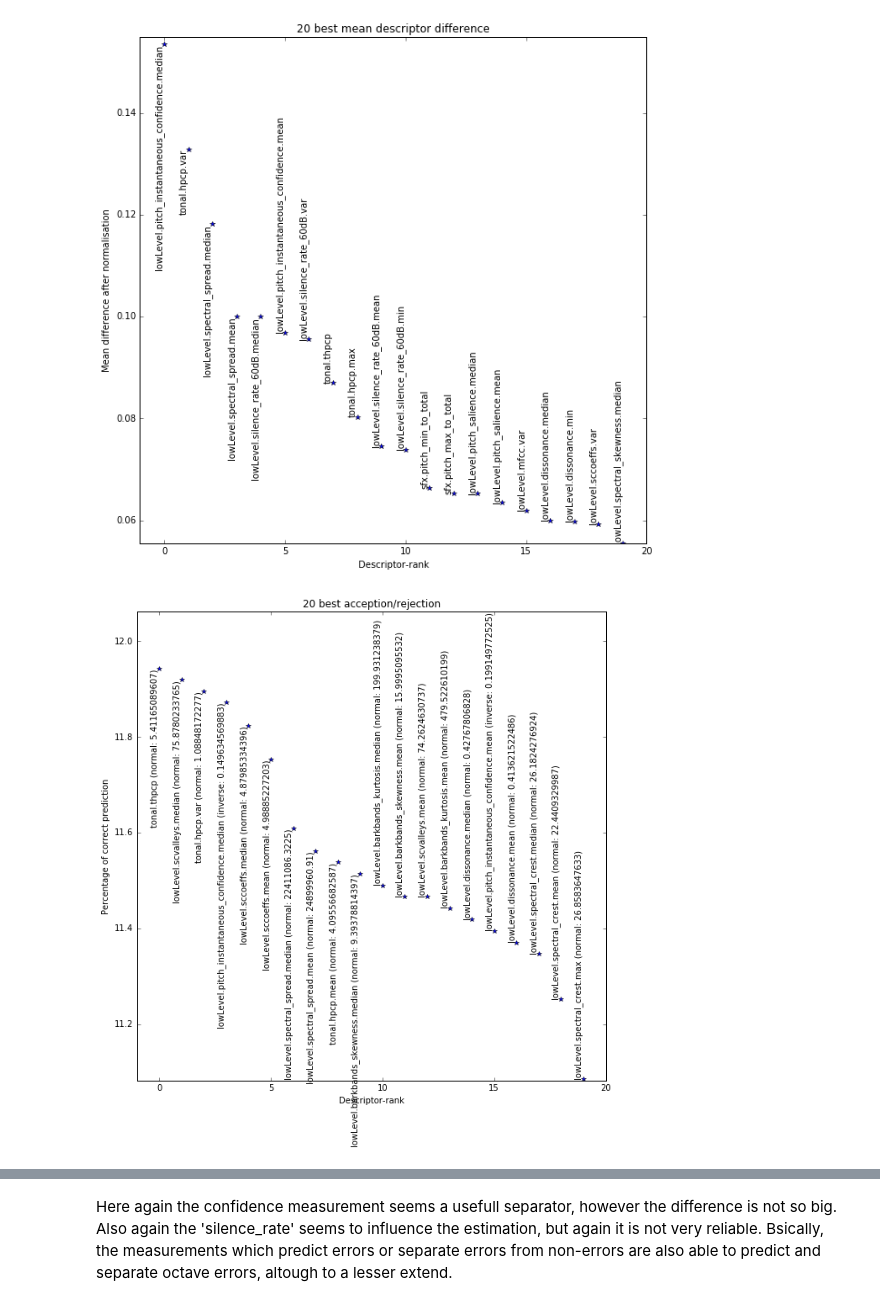
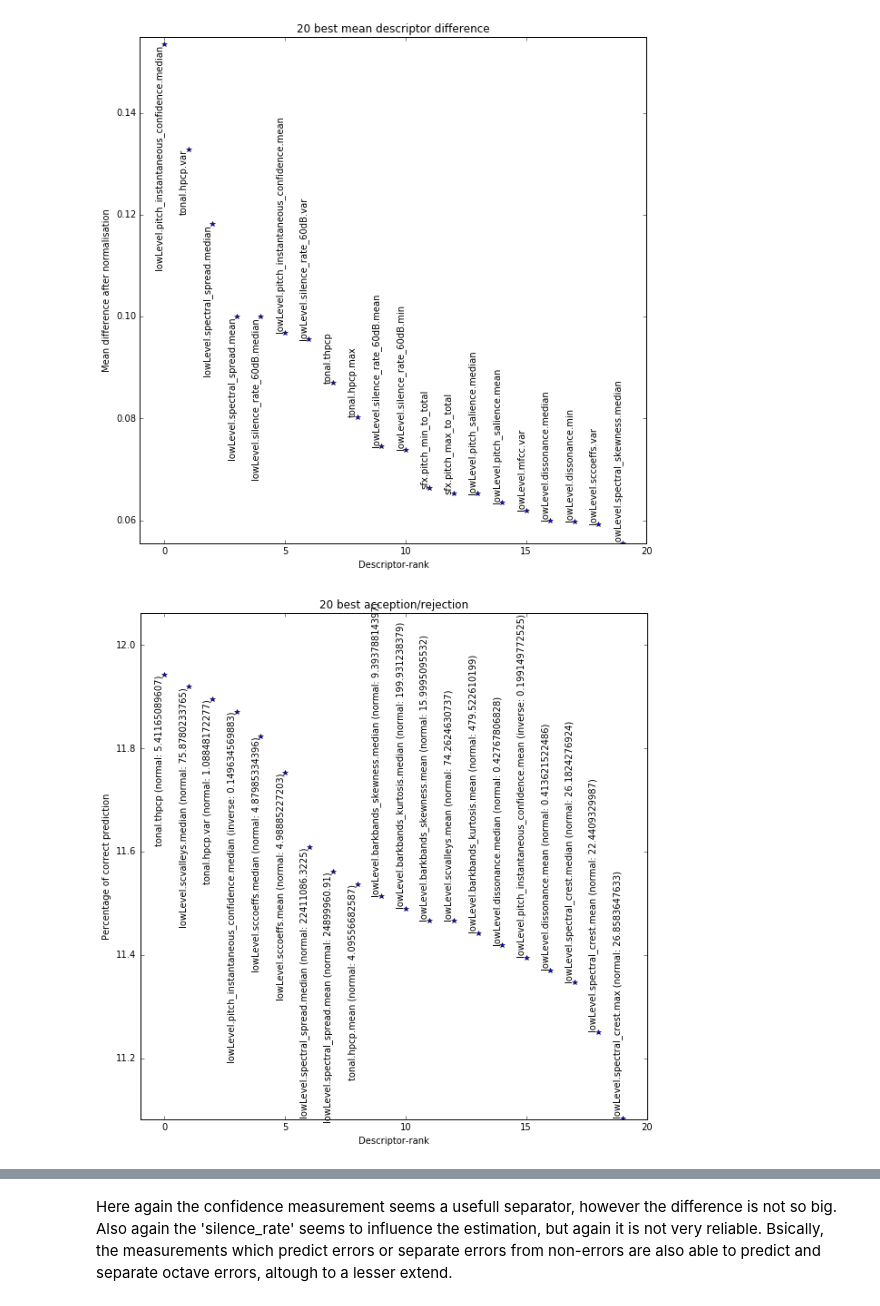
Before and after one commit to akkeh/internship, a Jupyter notebook: pitchEst/notebook/Single-note Sound Pitch Estimation.ipynb, the cells around one changed output, grey strips where cells are left out. Drawn from its saved outputs; the diff is of its cells as text; code cells hidden in the pictures.

```diff
--- a/pitchEst/notebook/Single-note Sound Pitch Estimation.ipynb
+++ b/pitchEst/notebook/Single-note Sound Pitch Estimation.ipynb
@@ -799,11 +799,15 @@ Around $50$% of the errors can be attributed to octave errors. It might be usefu
 ### 2.2.1: Confidence, Variance & Salience
 Again the confidence, variance and salience are tested, but this time to predict octave errors:
 # %%
+import util as ut
 i_err = np.where(abs(ut.freq2midi(pTag) - ut.freq2midi(pEst)) >= 1)[0]; i_octErr = pa.getOctErrIndexes(pTag, pEst)[0];
-i_otherErr = ut.remove_overlap(i_err, i_octErr); i_corr = np.delete(np.arange(len(conf)), i_err);
+i_no_octErr = ut.remove_overlap(i_err, i_octErr); i_corr = np.delete(np.arange(len(conf)), i_err);
 i=0; names = ('Confidence', 'Variance', 'Salience'); dnames = ('lowLevel.pitch_instantaneous_confidence.median', 'lowLevel.pitch.var', 'lowLevel.pitch_salience.median');
 for name in names:
-    print "%s:\n\tCorrect estimations:\t%.5f \t\t(σ: %2.5f)\n\tOctave errors:\t\t%.5f \t\t(σ: %.5f)\n\tnon-Octave errors:\t%.5f \t\t(σ: %.5f)\n" % (name, np.mean(pool[dnames[i]][i_corr]), np.std(pool[dnames[i]][i_corr]), np.mean(pool[dnames[i]][i_octErr]), np.std(pool[dnames[i]][i_octErr]), np.mean(pool[dnames[i]][i_no_octErr]), np.std(pool[dnames[i]][i_no_octErr]))
+    if name == 'Variance':
+        print "%s:\n\tCorrect estimations:\t%.5f \t\t(σ: %2.5f)\n\tOctave errors:\t\t%.5f \t\t(σ: %.5f)\n\tnon-Octave errors:\t%.5f \t\t(σ: %.5f)\n" % (name, np.mean(ut.normalise(np.log2(pool[dnames[i]][i_corr]))), np.std(ut.normalise(np.log2(pool[dnames[i]][i_corr]))), np.mean(ut.normalise(np.log2(pool[dnames[i]][i_octErr]))), np.std(ut.normalise(np.log2(pool[dnames[i]][i_octErr]))), np.mean(ut.normalise(np.log2(pool[dnames[i]][i_no_octErr]))), np.std(ut.normalise(np.log2(pool[dnames[i]][i_no_octErr]))))
+    else:
+        print "%s:\n\tCorrect estimations:\t%.5f \t\t(σ: %2.5f)\n\tOctave errors:\t\t%.5f \t\t(σ: %.5f)\n\tnon-Octave errors:\t%.5f \t\t(σ: %.5f)\n" % (name, np.mean(ut.normalise(pool[dnames[i]][i_corr])), np.std(ut.normalise(pool[dnames[i]][i_corr])), np.mean(ut.normalise(pool[dnames[i]][i_octErr])), np.std(ut.normalise(pool[dnames[i]][i_octErr])), np.mean(ut.normalise(pool[dnames[i]][i_no_octErr])), np.std(ut.normalise(pool[dnames[i]][i_no_octErr])))
     i+=1
 # %% [output]
 Confidence:
@@ -896,35 +900,35 @@ for dname in dnames:
         dnames[i] = dname+" ("+str(mode)+": " + str(th) + ")"
         i += 1
 
 # show best 20:
 printBest = 20
 cscores = np.copy(scores);
 cdnames = np.copy(dnames);
 best_names = []; best_scores = np.zeros(printBest);
 for i in np.arange(printBest):
     best = np.where(cscores == max(cscores))[0][0];
     #print "Descriptor: " + cdnames[best] + "\tscores:\t" + str(cscores[best]) + "%"
     #plt.plot(pool[dnames[best]],
     best_scores[i] = cscores[best]
     best_names.append(cdnames[best]);
     cscores = np.delete(cscores, best); cdnames = np.delete(cdnames, best);
 
 fig = plt.figure(figsize=(10,10))
 #plot = plt.plot(best_scores, '.');
 ax = fig.add_subplot(111)
 ax.axis([-1, printBest, min(best_scores) * 0.9998, max(best_scores) * 1.01])
 i = 0
 for name in best_names:
-    if i < printBest / 2 - 0:
+    if i < printBest / 2 - 1:
         va = 'top'
     else:
         va = 'bottom'
     ax.text(i, best_scores[i], name, rotation=90, ha='right', va=va)
     i += 1
 ax.plot(best_scores, '*');
 plt.title(str(printBest) + ' best acception/rejection'); plt.xlabel('Descriptor-rank'); plt.ylabel('Percentage of correct prediction');
 # %% [output]
-[figure, old version]
+[figure, new version]
 # %% [markdown]
 #### Weka
 Also for the identification of the octave errors the 'Select Attributes' functionality from Weka is used to find. The estimations without octave errors were sampled randomly, caution was taken to maintain the same mean, median and standard deviation. Below the descriptor ranks the mean, median and standard deviation of the annotated pitch of the sample and all non-octave error estimations are given.
```
Also changed, not shown: parts of 7 cells of this notebook.
